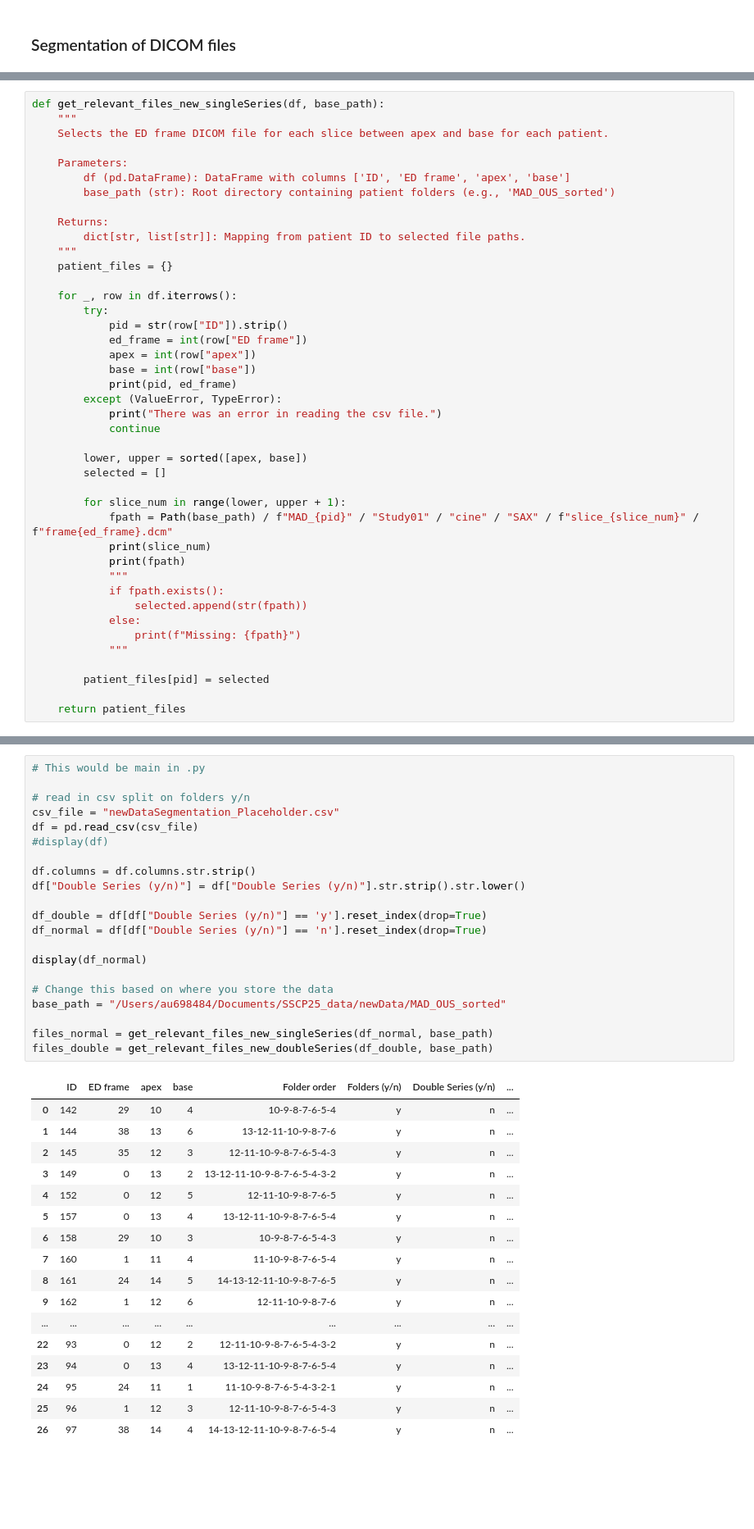
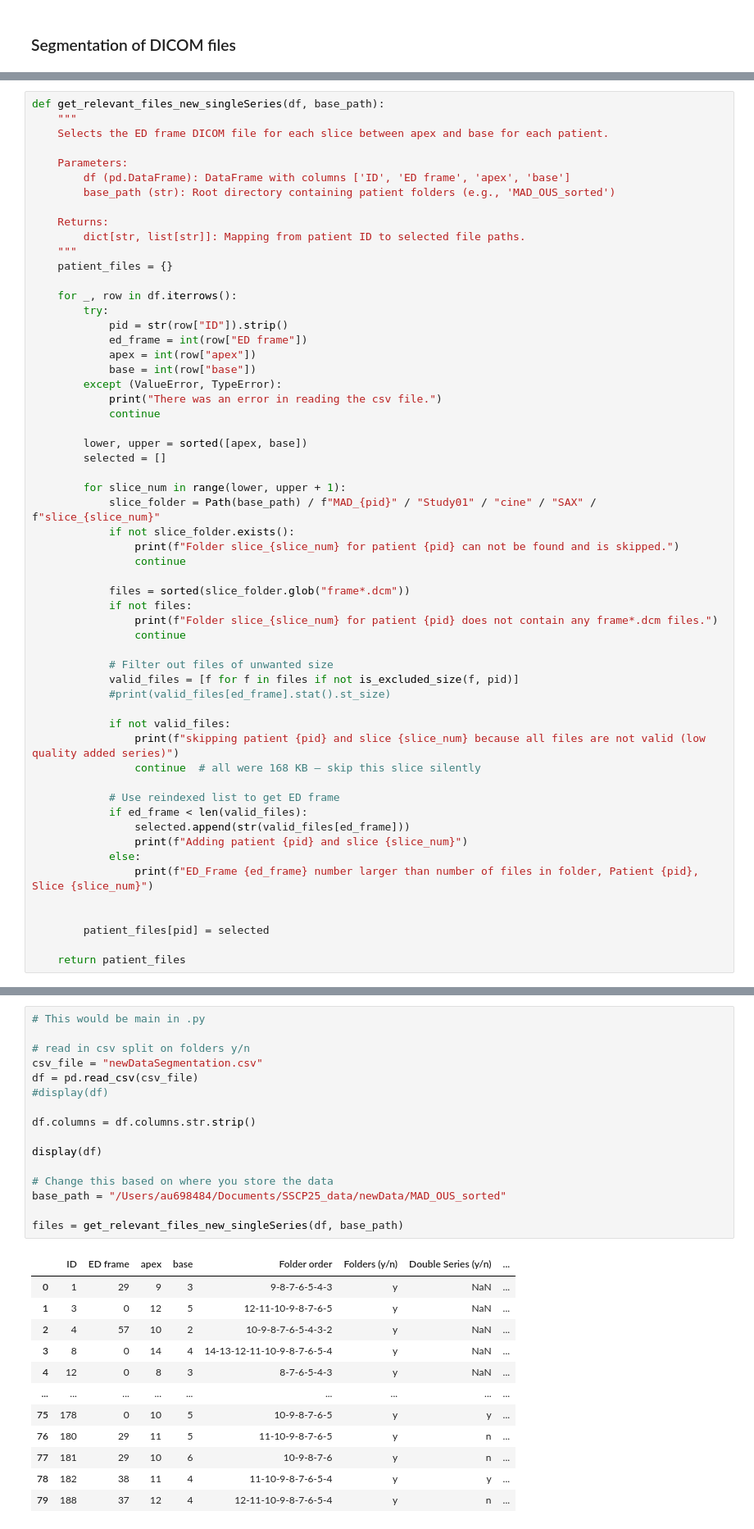
Before and after one commit to NinaZiegenbein/sscp25, a Jupyter notebook: new_datastructure_segmentation_pipeline.ipynb, the cells around one changed output, grey strips where cells are left out. Shown at 82% size. Saved outputs shown, nothing was run; the diff lists cells and outputs as text; blank space fills up the shorter version.

Commit message:
finished new data structure pipeline

```diff
--- a/new_datastructure_segmentation_pipeline.ipynb
+++ b/new_datastructure_segmentation_pipeline.ipynb
@@ -53,7 +71,6 @@ def get_relevant_files_new_singleSeries(df, base_path):
             ed_frame = int(row["ED frame"])
             apex = int(row["apex"])
             base = int(row["base"])
-            print(pid, ed_frame)
         except (ValueError, TypeError):
             print("There was an error in reading the csv file.")
             continue
@@ -62,15 +79,31 @@ def get_relevant_files_new_singleSeries(df, base_path):
         selected = []
 
         for slice_num in range(lower, upper + 1):
-            fpath = Path(base_path) / f"MAD_{pid}" / "Study01" / "cine" / "SAX" / f"slice_{slice_num}" / f"frame{ed_frame}.dcm"
-            print(slice_num)
-            print(fpath)
-            """
-            if fpath.exists():
-                selected.append(str(fpath))
+            slice_folder = Path(base_path) / f"MAD_{pid}" / "Study01" / "cine" / "SAX" / f"slice_{slice_num}"
+            if not slice_folder.exists():
+                print(f"Folder slice_{slice_num} for patient {pid} can not be found and is skipped.")
+                continue
+
+            files = sorted(slice_folder.glob("frame*.dcm"))
+            if not files:
+                print(f"Folder slice_{slice_num} for patient {pid} does not contain any frame*.dcm files.")
+                continue
+
+            # Filter out files of unwanted size
+            valid_files = [f for f in files if not is_excluded_size(f, pid)]
+            #print(valid_files[ed_frame].stat().st_size)
+
+            if not valid_files:
+                print(f"skipping patient {pid} and slice {slice_num} because all files are not valid (low quality added series)")
+                continue  # all were 168 KB — skip this slice silently
+
+            # Use reindexed list to get ED frame
+            if ed_frame < len(valid_files):
+                selected.append(str(valid_files[ed_frame]))
+                print(f"Adding patient {pid} and slice {slice_num}")
             else:
-                print(f"Missing: {fpath}")
-            """
+                print(f"ED_Frame {ed_frame} number larger than number of files in folder, Patient {pid}, Slice {slice_num}")
+
 
         patient_files[pid] = selected
 
@@ -145,39 +111,29 @@ def get_relevant_files_new_doubleSeries(df, base_path):
 # %%
 # This would be main in .py
 
 # read in csv split on folders y/n
-csv_file = "newDataSegmentation_Placeholder.csv"
+csv_file = "newDataSegmentation.csv"
 df = pd.read_csv(csv_file)
 #display(df)
 
 df.columns = df.columns.str.strip()
-df["Double Series (y/n)"] = df["Double Series (y/n)"].str.strip().str.lower()
 
-df_double = df[df["Double Series (y/n)"] == 'y'].reset_index(drop=True)
-df_normal = df[df["Double Series (y/n)"] == 'n'].reset_index(drop=True)
-
-display(df_normal)
+display(df)
 
 # Change this based on where you store the data
 base_path = "/Users/au698484/Documents/SSCP25_data/newData/MAD_OUS_sorted"
 
-files_normal = get_relevant_files_new_singleSeries(df_normal, base_path)
-files_double = get_relevant_files_new_doubleSeries(df_double, base_path)
+files = get_relevant_files_new_singleSeries(df, base_path)
 # %% [output]
 |  | ID | ED frame | apex | base | Folder order | Folders (y/n) | Double Series (y/n) | ... |
-| 0 | 142 | 29 | 10 | 4 | 10-9-8-7-6-5-4 | y | n | ... |
-| 1 | 144 | 38 | 13 | 6 | 13-12-11-10-9-8-7-6 | y | n | ... |
-| 2 | 145 | 35 | 12 | 3 | 12-11-10-9-8-7-6-5-4-3 | y | n | ... |
-| 3 | 149 | 0 | 13 | 2 | 13-12-11-10-9-8-7-6-5-4-3-2 | y | n | ... |
-| 4 | 152 | 0 | 12 | 5 | 12-11-10-9-8-7-6-5 | y | n | ... |
-| 5 | 157 | 0 | 13 | 4 | 13-12-11-10-9-8-7-6-5-4 | y | n | ... |
-| 6 | 158 | 29 | 10 | 3 | 10-9-8-7-6-5-4-3 | y | n | ... |
-| 7 | 160 | 1 | 11 | 4 | 11-10-9-8-7-6-5-4 | y | n | ... |
-| 8 | 161 | 24 | 14 | 5 | 14-13-12-11-10-9-8-7-6-5 | y | n | ... |
-| 9 | 162 | 1 | 12 | 6 | 12-11-10-9-8-7-6 | y | n | ... |
+| 0 | 1 | 29 | 9 | 3 | 9-8-7-6-5-4-3 | y | NaN | ... |
+| 1 | 3 | 0 | 12 | 5 | 12-11-10-9-8-7-6-5 | y | NaN | ... |
+| 2 | 4 | 57 | 10 | 2 | 10-9-8-7-6-5-4-3-2 | y | NaN | ... |
+| 3 | 8 | 0 | 14 | 4 | 14-13-12-11-10-9-8-7-6-5-4 | y | NaN | ... |
+| 4 | 12 | 0 | 8 | 3 | 8-7-6-5-4-3 | y | NaN | ... |
 | ... | ... | ... | ... | ... | ... | ... | ... | ... |
-| 22 | 93 | 0 | 12 | 2 | 12-11-10-9-8-7-6-5-4-3-2 | y | n | ... |
-| 23 | 94 | 0 | 13 | 4 | 13-12-11-10-9-8-7-6-5-4 | y | n | ... |
-| 24 | 95 | 24 | 11 | 1 | 11-10-9-8-7-6-5-4-3-2-1 | y | n | ... |
-| 25 | 96 | 1 | 12 | 3 | 12-11-10-9-8-7-6-5-4-3 | y | n | ... |
-| 26 | 97 | 38 | 14 | 4 | 14-13-12-11-10-9-8-7-6-5-4 | y | n | ... |
+| 75 | 178 | 0 | 10 | 5 | 10-9-8-7-6-5 | y | y | ... |
+| 76 | 180 | 29 | 11 | 5 | 11-10-9-8-7-6-5 | y | n | ... |
+| 77 | 181 | 29 | 10 | 6 | 10-9-8-7-6 | y | n | ... |
+| 78 | 182 | 38 | 11 | 4 | 11-10-9-8-7-6-5-4 | y | y | ... |
+| 79 | 188 | 37 | 12 | 4 | 12-11-10-9-8-7-6-5-4 | y | n | ... |
```
Also changed, not shown: parts of 3 cells of this notebook, 1 other file.
